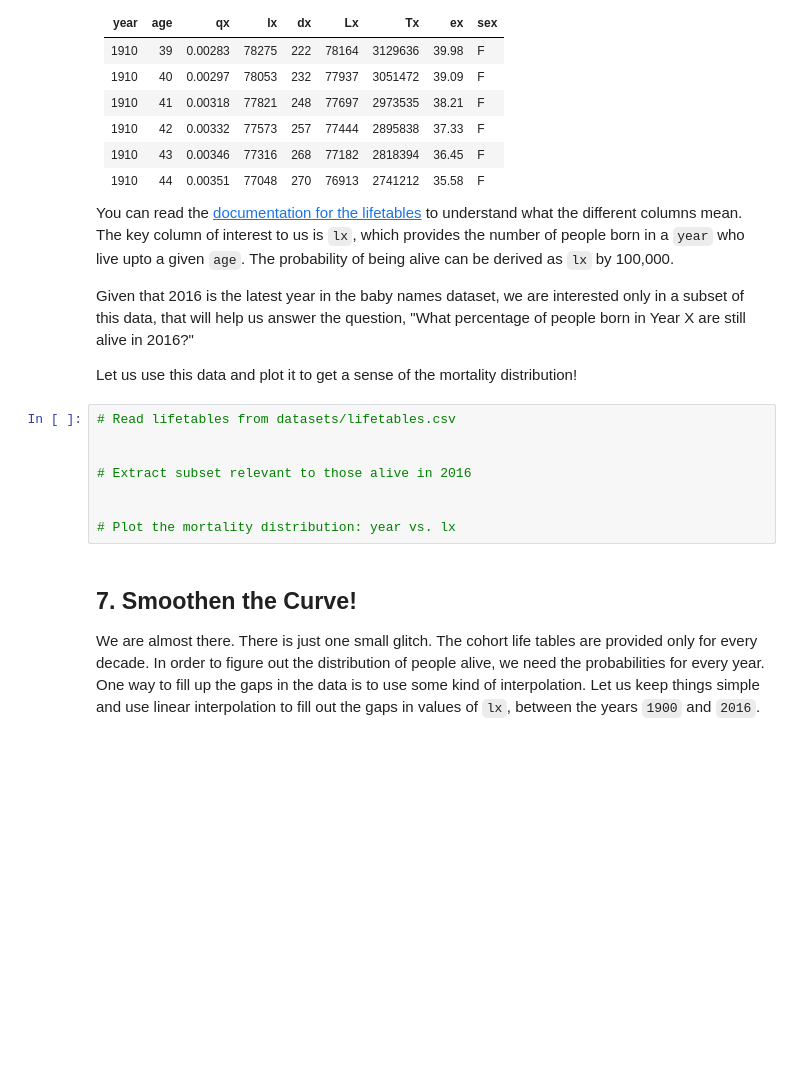
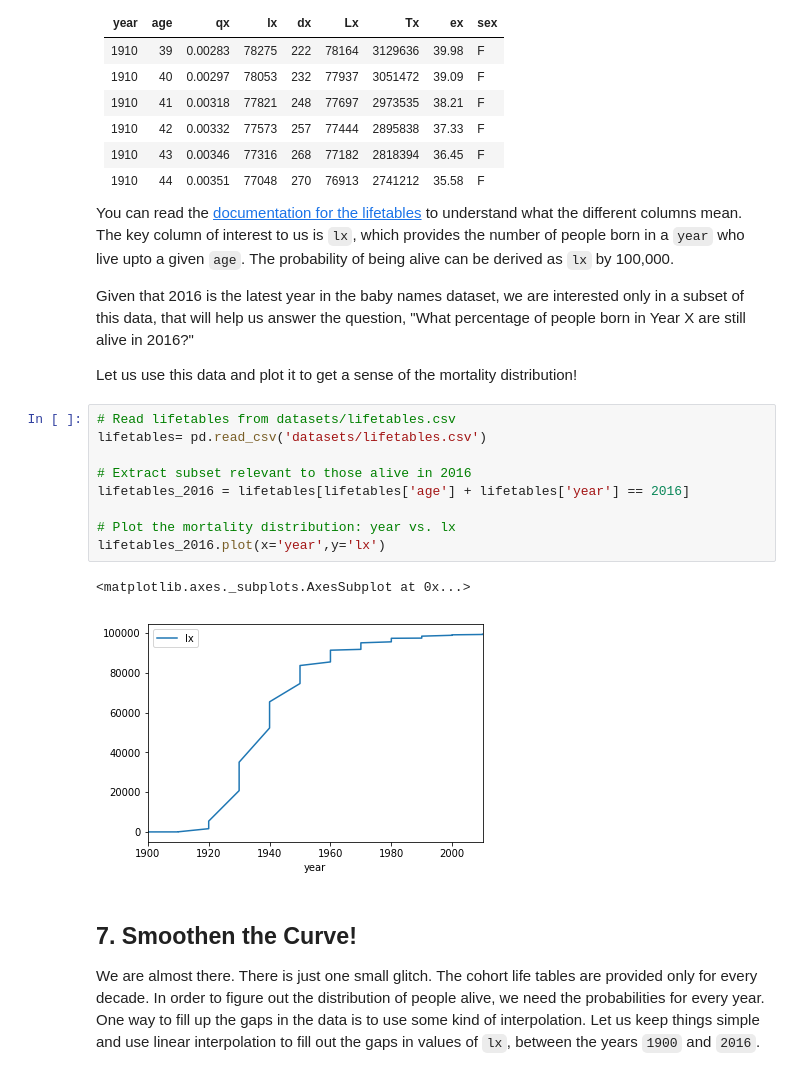
Before and after one commit to AlexAndrei98/Baby-Name-Analysis, a Jupyter notebook: notebook.ipynb, the cells around one changed output. Drawn from its saved outputs; the diff is of its cells as text; blank space fills up the shorter version.

```diff
--- a/notebook.ipynb
+++ b/notebook.ipynb
@@ -208,12 +228,16 @@ There were 6951 males born in 1998
 <p>Let us use this data and plot it to get a sense of the mortality distribution!</p>
 # %%
 # Read lifetables from datasets/lifetables.csv
-
+lifetables= pd.read_csv('datasets/lifetables.csv')
 
 # Extract subset relevant to those alive in 2016
-
+lifetables_2016 = lifetables[lifetables['age'] + lifetables['year'] == 2016]
 
 # Plot the mortality distribution: year vs. lx
+lifetables_2016.plot(x='year',y='lx')
+# %% [output]
+<matplotlib.axes._subplots.AxesSubplot at 0x...>
+[figure, added]
 # %% [markdown]
 ## 7. Smoothen the Curve!
 <p>We are almost there. There is just one small glitch. The cohort life tables are provided only for every decade. In order to figure out the distribution of people alive, we need the probabilities for every year. One way to fill up the gaps in the data is to use some kind of interpolation. Let us keep things simple and use linear interpolation to fill out the gaps in values of <code>lx</code>, between the years <code>1900</code> and <code>2016</code>.</p>
```
Also changed, not shown: parts of 3 cells of this notebook.
